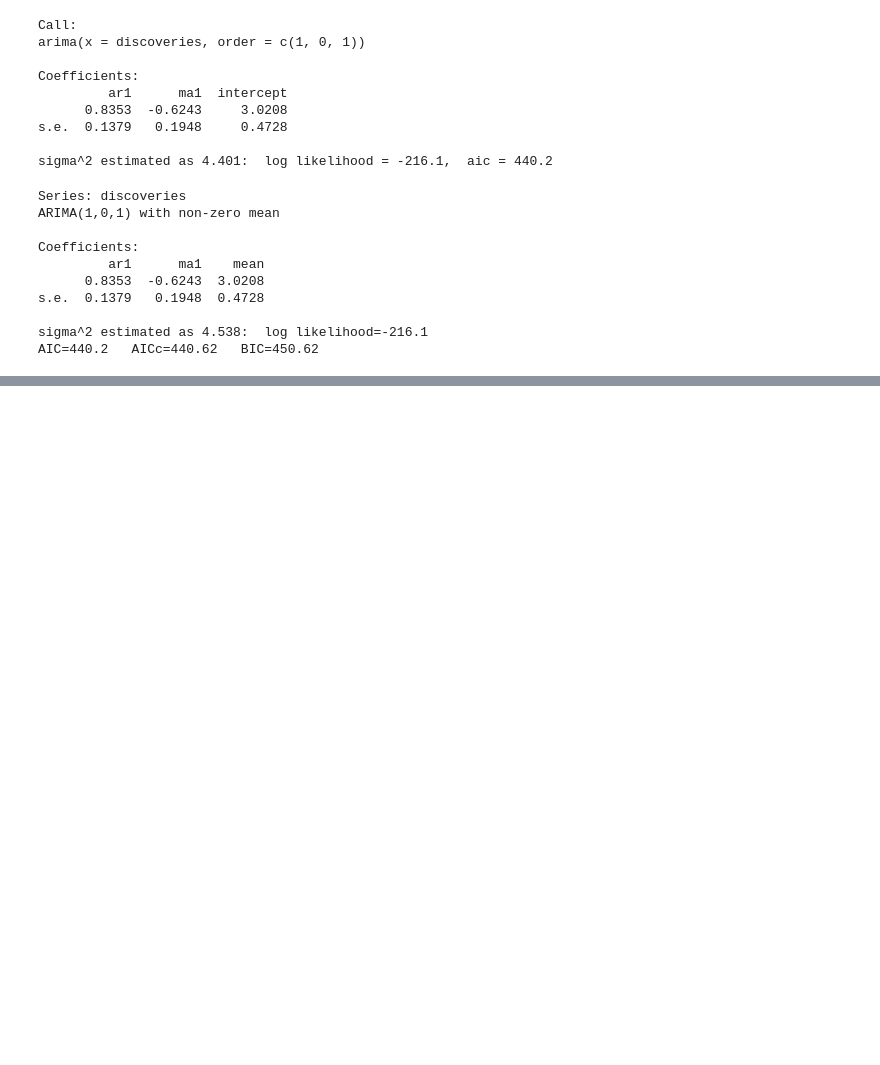
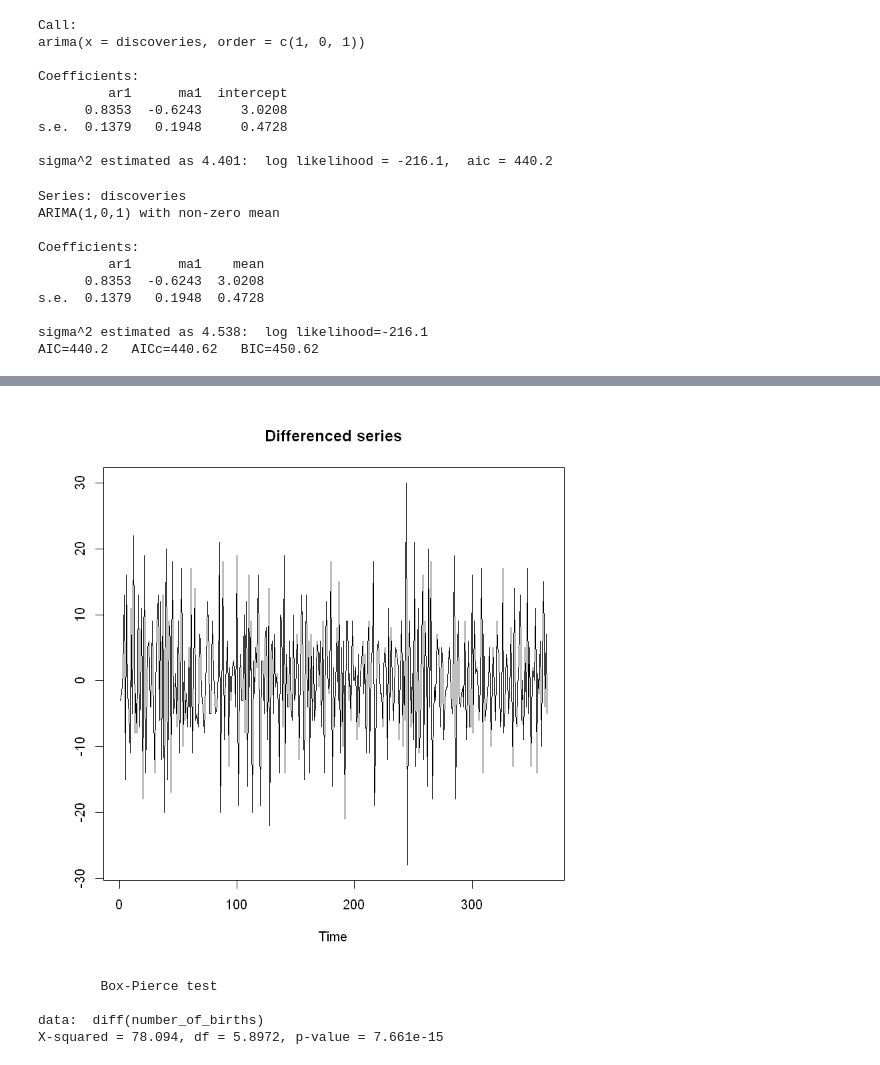
Before and after one commit to Lucas-Okamura/Timeseries-University-NY, a Jupyter notebook: notebooks/week5_AIC_ARMA_ARIMA.ipynb, the cells around one changed output, grey strips where cells are left out. Cells and saved outputs as stored; diff of their text form; code cells hidden in the pictures; blank space fills up the shorter version.

```diff
--- a/notebooks/week5_AIC_ARMA_ARIMA.ipynb
+++ b/notebooks/week5_AIC_ARMA_ARIMA.ipynb
@@ -193,0 +241,13 @@ AIC=440.2   AICc=440.62   BIC=450.62
+# %%
+# Plot the differenced data
+plot.ts(diff(number_of_births), main='Differenced series', ylab = '')
+# %% [output]
+[figure, added]
+# %%
+# Test for correlation in the differenced data
+Box.test(diff(number_of_births), lag = log(length(diff(number_of_births))))
+# %% [output]
+        Box-Pierce test
+
+data:  diff(number_of_births)
+X-squared = 78.094, df = 5.8972, p-value = 7.661e-15
```
Also changed, not shown: parts of 13 cells of this notebook, 1 other file.
